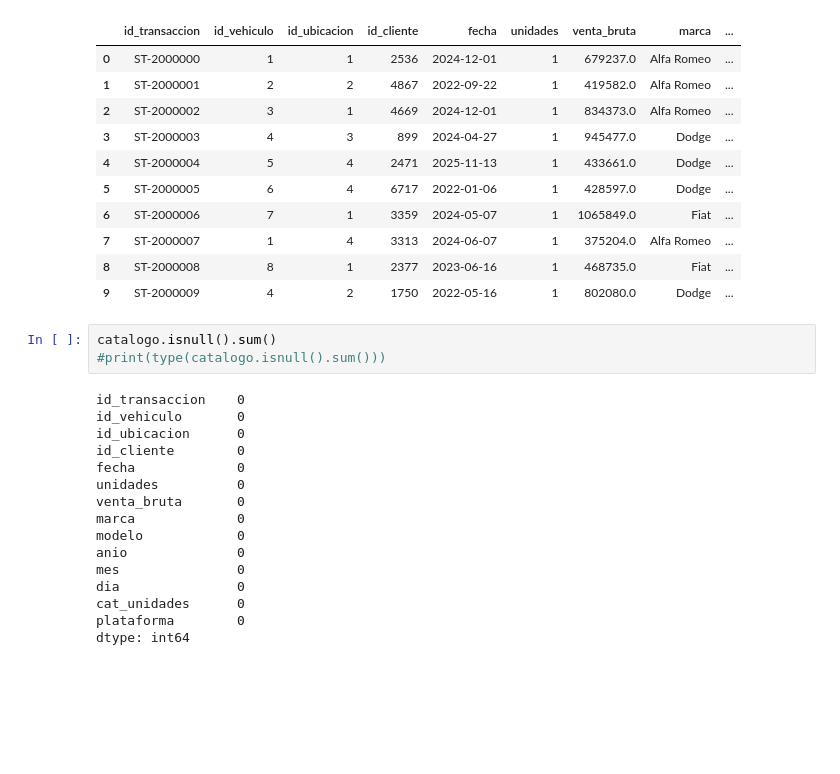
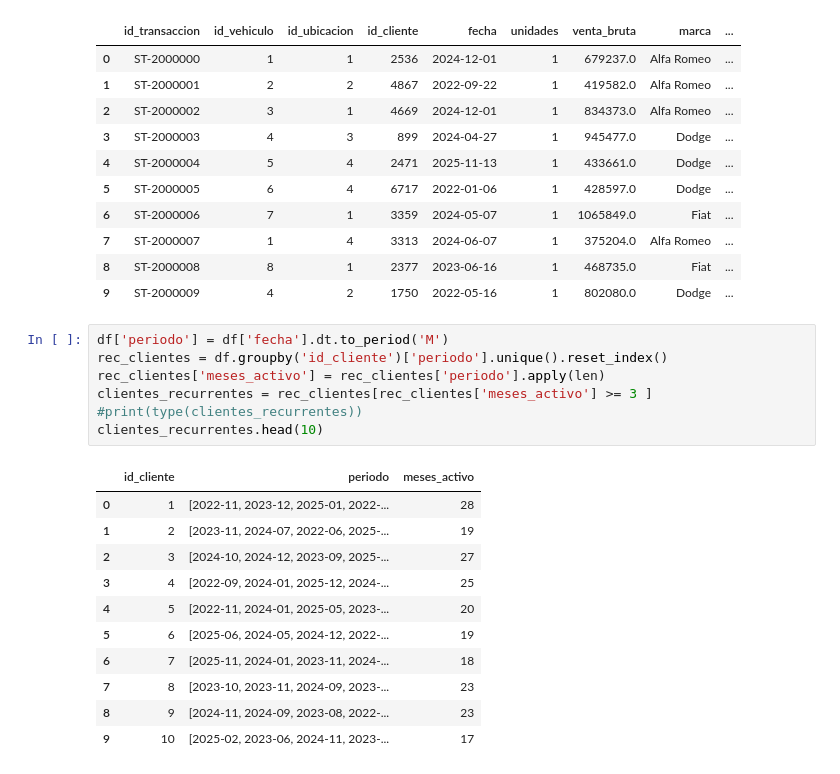
Before and after one commit to pegujosi/stellantis-sales-audit-engine, a Jupyter notebook: notebooks/Practice_d2.ipynb, the cells around one changed output. Cells and saved outputs as stored; diff of their text form; blank space fills up the shorter version.

```diff
--- a/notebooks/Practice_d2.ipynb
+++ b/notebooks/Practice_d2.ipynb
@@ -240,22 +240,22 @@ catalogo.head(10)
 | 7 | ST-2000007 | 1 | 4 | 3313 | 2024-06-07 | 1 | 375204.0 | Alfa Romeo | ... |
 | 8 | ST-2000008 | 8 | 1 | 2377 | 2023-06-16 | 1 | 468735.0 | Fiat | ... |
 | 9 | ST-2000009 | 4 | 2 | 1750 | 2022-05-16 | 1 | 802080.0 | Dodge | ... |
-# %%
-catalogo.isnull().sum()
-#print(type(catalogo.isnull().sum()))
-# %% [output]
-id_transaccion    0
-id_vehiculo       0
-id_ubicacion      0
-id_cliente        0
-fecha             0
-unidades          0
-venta_bruta       0
-marca             0
-modelo            0
-anio              0
-mes               0
-dia               0
-cat_unidades      0
-plataforma        0
-dtype: int64
+# %%
+df['periodo'] = df['fecha'].dt.to_period('M')
+rec_clientes = df.groupby('id_cliente')['periodo'].unique().reset_index()
+rec_clientes['meses_activo'] = rec_clientes['periodo'].apply(len)
+clientes_recurrentes = rec_clientes[rec_clientes['meses_activo'] >= 3 ]
+#print(type(clientes_recurrentes))
+clientes_recurrentes.head(10)
+# %% [output]
+|  | id_cliente | periodo | meses_activo |
+| 0 | 1 | [2022-11, 2023-12, 2025-01, 2022-... | 28 |
+| 1 | 2 | [2023-11, 2024-07, 2022-06, 2025-... | 19 |
+| 2 | 3 | [2024-10, 2024-12, 2023-09, 2025-... | 27 |
+| 3 | 4 | [2022-09, 2024-01, 2025-12, 2024-... | 25 |
+| 4 | 5 | [2022-11, 2024-01, 2025-05, 2023-... | 20 |
+| 5 | 6 | [2025-06, 2024-05, 2024-12, 2022-... | 19 |
+| 6 | 7 | [2025-11, 2024-01, 2023-11, 2024-... | 18 |
+| 7 | 8 | [2023-10, 2023-11, 2024-09, 2023-... | 23 |
+| 8 | 9 | [2024-11, 2024-09, 2023-08, 2022-... | 23 |
+| 9 | 10 | [2025-02, 2023-06, 2024-11, 2023-... | 17 |
```
Also changed, not shown: parts of 3 cells of this notebook.
